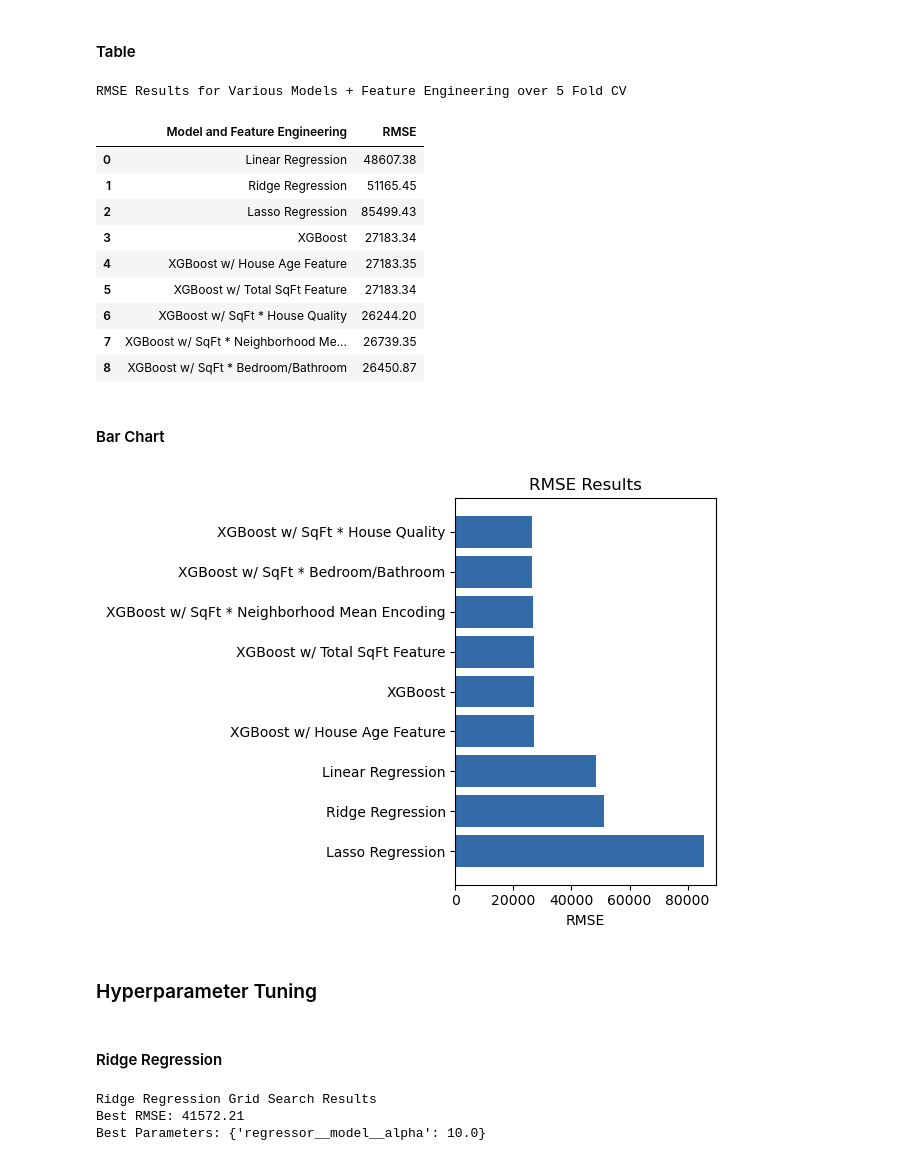
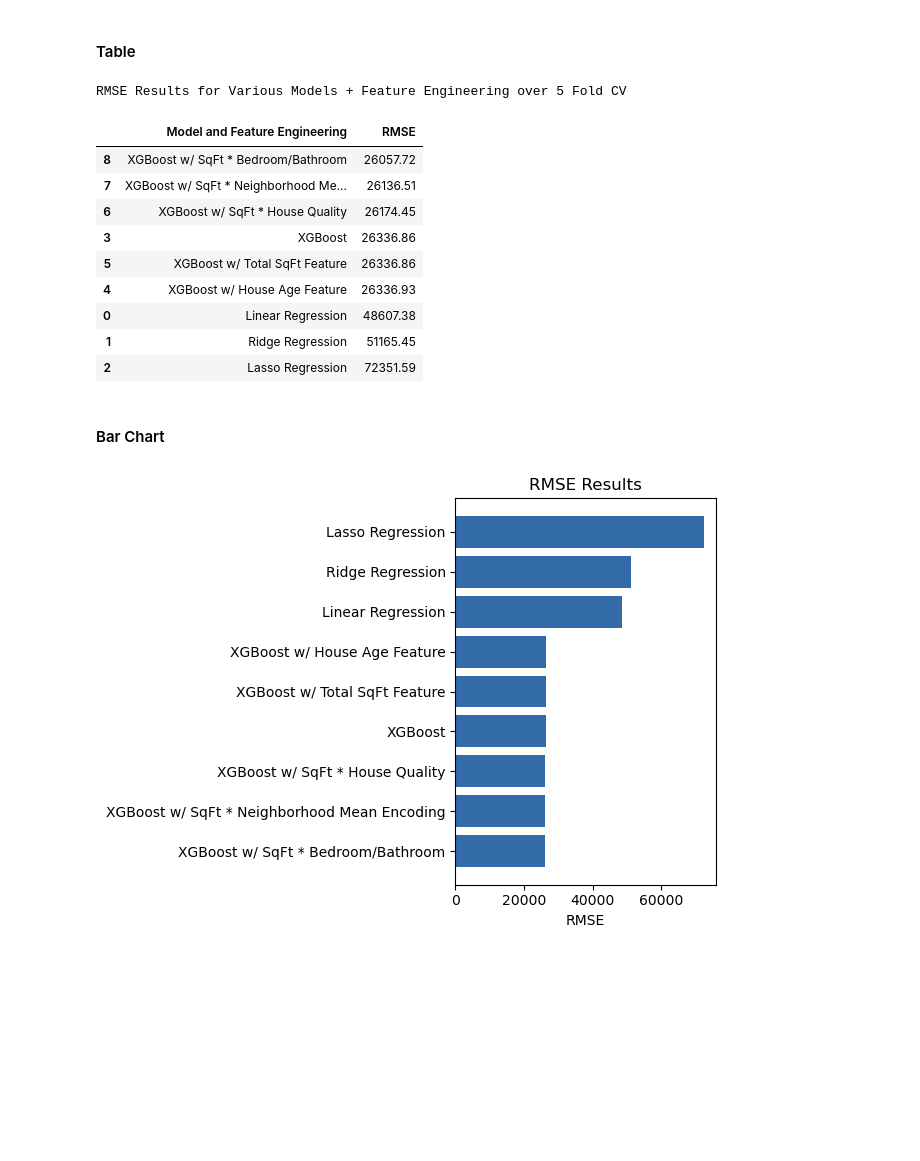
Before and after one commit to samuelchu90/house_prices, a Jupyter notebook: house_prices_feature_eng3.ipynb, the cells around one changed output. Cells and saved outputs as stored; diff of their text form; code cells hidden in the pictures; blank space fills up the shorter version.

```diff
--- a/house_prices_feature_eng3.ipynb
+++ b/house_prices_feature_eng3.ipynb
@@ -688,16 +800,17 @@ XGBoost RMSE: 26,450.87 - Increased XGBoost RMSE by 0.78%
 results_data = [
     {"Model and Feature Engineering": "Linear Regression", "RMSE": 48607.38},
     {"Model and Feature Engineering": "Ridge Regression", "RMSE": 51165.45},
-    {"Model and Feature Engineering": "Lasso Regression", "RMSE": 85499.43},
-    {"Model and Feature Engineering": "XGBoost", "RMSE": 27183.34},
-    {"Model and Feature Engineering": "XGBoost w/ House Age Feature", "RMSE": 27183.35},
-    {"Model and Feature Engineering": "XGBoost w/ Total SqFt Feature", "RMSE": 27183.34},
-    {"Model and Feature Engineering": "XGBoost w/ SqFt * House Quality", "RMSE": 26244.20},
-    {"Model and Feature Engineering": "XGBoost w/ SqFt * Neighborhood Mean Encoding", "RMSE": 26739.35},
-    {"Model and Feature Engineering": "XGBoost w/ SqFt * Bedroom/Bathroom", "RMSE": 26450.87}
+    {"Model and Feature Engineering": "Lasso Regression", "RMSE": 72351.59},
+    {"Model and Feature Engineering": "XGBoost", "RMSE": 26336.86},
+    {"Model and Feature Engineering": "XGBoost w/ House Age Feature", "RMSE": 26336.93},
+    {"Model and Feature Engineering": "XGBoost w/ Total SqFt Feature", "RMSE": 26336.86},
+    {"Model and Feature Engineering": "XGBoost w/ SqFt * House Quality", "RMSE": 26174.45},
+    {"Model and Feature Engineering": "XGBoost w/ SqFt * Neighborhood Mean Encoding", "RMSE": 26136.51},
+    {"Model and Feature Engineering": "XGBoost w/ SqFt * Bedroom/Bathroom", "RMSE": 26057.72}
 ]
 
 results_df = pd.DataFrame(results_data)
+results_df = results_df.sort_values(by='RMSE', ascending=True)
 
 styled_table = results_df.style.set_caption("RMSE Results for Various Models + Feature Engineering over 5 Fold CV") \
                        .set_table_styles([{
@@ -716,61 +829,22 @@ styled_table
 # %% [output]
 RMSE Results for Various Models + Feature Engineering over 5 Fold CV
 |  | Model and Feature Engineering | RMSE |
+| 8 | XGBoost w/ SqFt * Bedroom/Bathroom | 26057.72 |
+| 7 | XGBoost w/ SqFt * Neighborhood Me... | 26136.51 |
+| 6 | XGBoost w/ SqFt * House Quality | 26174.45 |
+| 3 | XGBoost | 26336.86 |
+| 5 | XGBoost w/ Total SqFt Feature | 26336.86 |
+| 4 | XGBoost w/ House Age Feature | 26336.93 |
 | 0 | Linear Regression | 48607.38 |
 | 1 | Ridge Regression | 51165.45 |
-| 2 | Lasso Regression | 85499.43 |
-| 3 | XGBoost | 27183.34 |
-| 4 | XGBoost w/ House Age Feature | 27183.35 |
-| 5 | XGBoost w/ Total SqFt Feature | 27183.34 |
-| 6 | XGBoost w/ SqFt * House Quality | 26244.20 |
-| 7 | XGBoost w/ SqFt * Neighborhood Me... | 26739.35 |
-| 8 | XGBoost w/ SqFt * Bedroom/Bathroom | 26450.87 |
+| 2 | Lasso Regression | 72351.59 |
 # %% [markdown]
 #### Bar Chart
 # %%
-results_df = results_df.sort_values(by='RMSE', ascending=False)
-
 plt.barh(results_df['Model and Feature Engineering'], results_df['RMSE'], color='#326ba8')
 plt.xlabel('RMSE')
 plt.title('RMSE Results')
 plt.tight_layout()
 plt.savefig('rmse_results_bar_chart.png')
 # %% [output]
-[figure, old version]
+[figure, new version]
-# %% [markdown]
-### Hyperparameter Tuning
-# %% [markdown]
-#### Ridge Regression
-# %%
-pipeline = Pipeline([
-    ('pool_handler', pool_transformer),
-    ('preprocessor', preprocessor),
-    ('model', Ridge(alpha=1.0))
-])
-
-model = TransformedTargetRegressor(
-    regressor=pipeline,
-    func=np.log1p,
-    inverse_func=np.expm1
-)
-
-param_grid = {
-    'regressor__model__alpha': [0.1, 1.0, 10.0, 100.0]
-}
-
-grid_search = GridSearchCV(
-    estimator=model,
-    param_grid=param_grid,
-    cv=5,
-    scoring='neg_root_mean_squared_error'
-)
-
-grid_search.fit(X, y)
-
-print("Ridge Regression Grid Search Results")
-print(f"Best RMSE: {-grid_search.best_score_:.2f}")
-print(f"Best Parameters: {grid_search.best_params_}")
-# %% [output]
-Ridge Regression Grid Search Results
-Best RMSE: 41572.21
-Best Parameters: {'regressor__model__alpha': 10.0}
```
Also changed, not shown: parts of 36 cells of this notebook.
